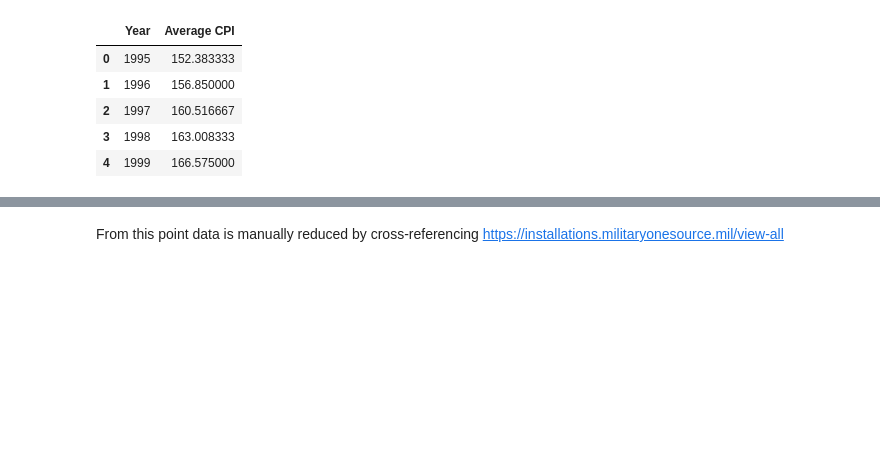
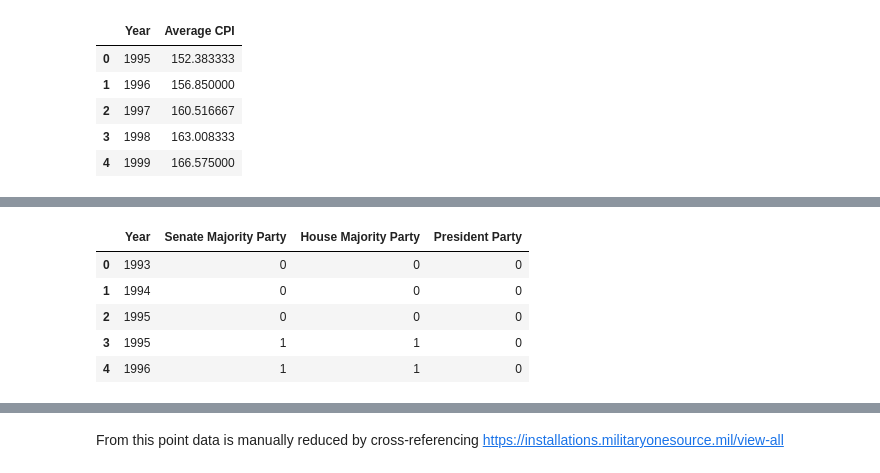
Before and after one commit to amswanson333/BAH_Machine_Learning, a Jupyter notebook: data_fusion.ipynb, the cells around one changed output, grey strips where cells are left out. Drawn from its saved outputs; the diff is of its cells as text; code cells hidden in the pictures; blank space fills up the shorter version.

```diff
--- a/data_fusion.ipynb
+++ b/data_fusion.ipynb
@@ -197,0 +216,29 @@ A dataset containing latitude and longitude coordinates for various military bas
+# %%
+# drop unecessary columns
+del_cols = ["President Name", "Government Unity"]
+party_df.drop(labels=del_cols, axis=1, inplace=True)
+# %%
+# reduce entries to first letter of political party
+# this eliminates some strange entries in the House Majority Party column
+party_df["Senate Majority Party"] = party_df["Senate Majority Party"].str[0]
+party_df["House Majority Party"] = party_df["House Majority Party"].str[0]
+party_df["President Party"] = party_df["President Party"].str[0]
+# %%
+# change the d-type of each to a category, excluding year
+party_df["Senate Majority Party"] = party_df["Senate Majority Party"].astype("category")
+party_df["House Majority Party"] = party_df["House Majority Party"].astype("category")
+party_df["President Party"] = party_df["President Party"].astype("category")
+
+# use category encoding to change to 0 and 1
+party_df["Senate Majority Party"] = party_df["Senate Majority Party"].cat.codes
+party_df["House Majority Party"] = party_df["House Majority Party"].cat.codes
+party_df["President Party"] = party_df["President Party"].cat.codes
+
+party_df.head()
+# %% [output]
+|  | Year | Senate Majority Party | House Majority Party | President Party |
+| 0 | 1993 | 0 | 0 | 0 |
+| 1 | 1994 | 0 | 0 | 0 |
+| 2 | 1995 | 0 | 0 | 0 |
+| 3 | 1995 | 1 | 1 | 0 |
+| 4 | 1996 | 1 | 1 | 0 |
```
Also changed, not shown: parts of 10 cells of this notebook.
